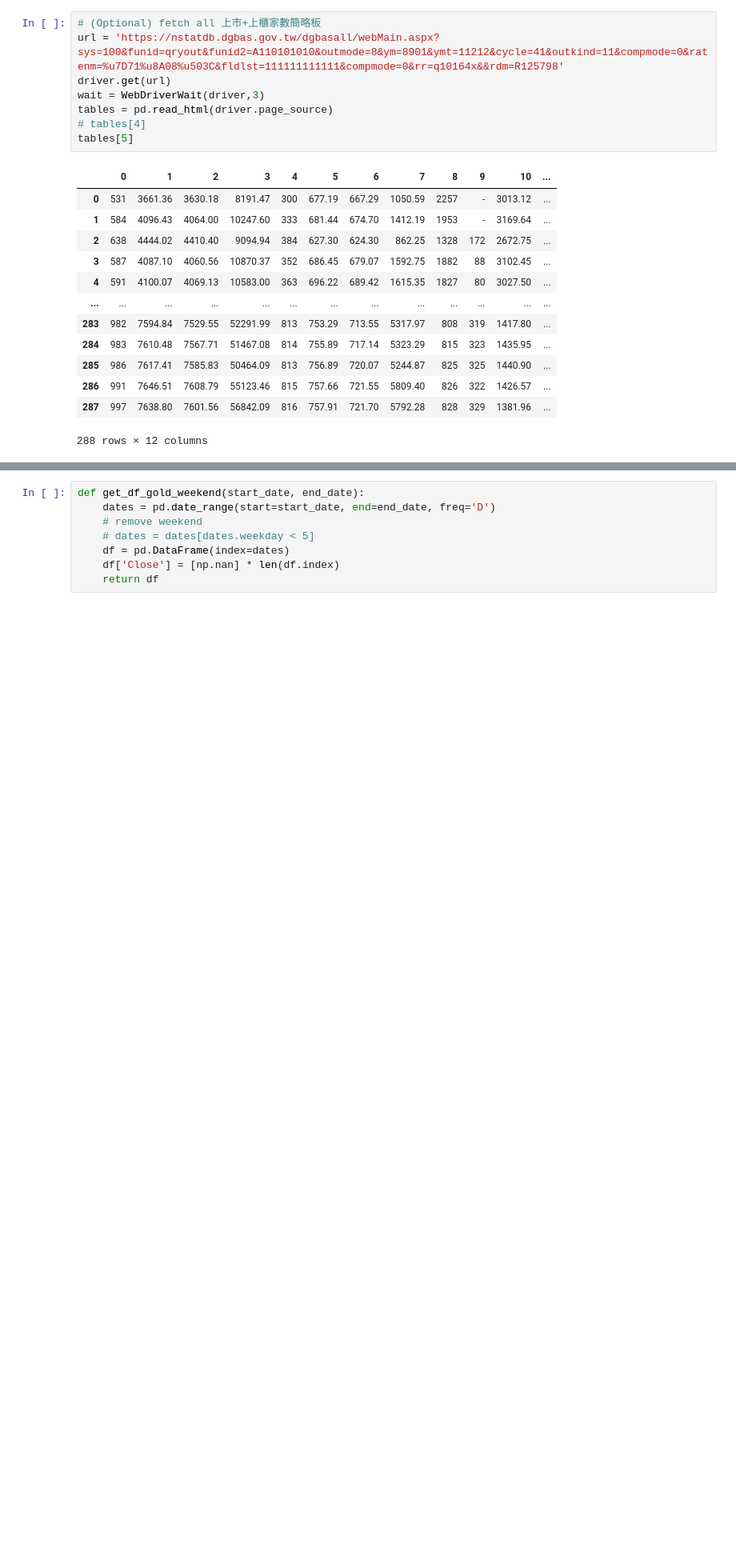
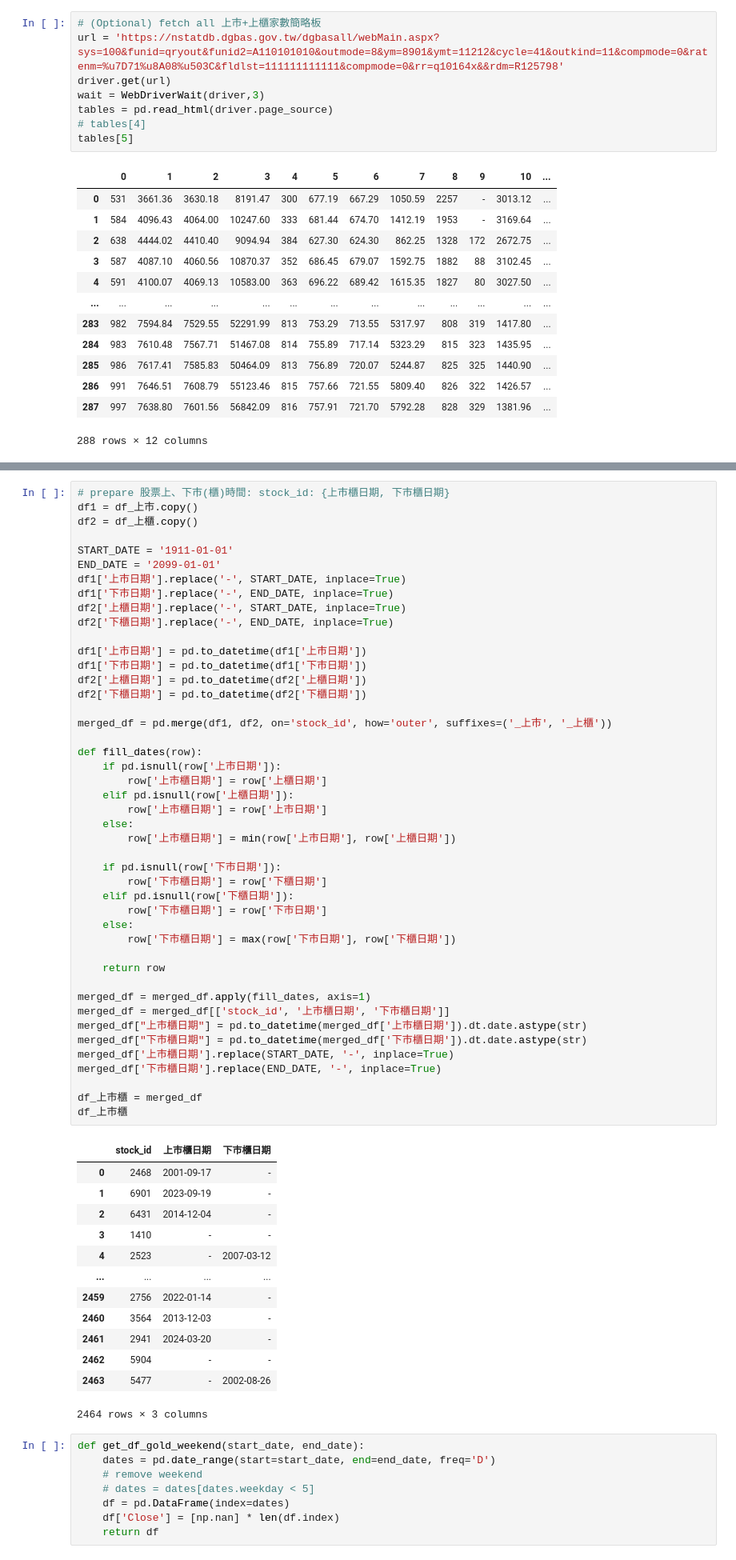
Before and after one commit to ss900405twtw/ultraXtrade, a Jupyter notebook: ma_cross/ma_cross.ipynb, the cells around one changed output, grey strips where cells are left out. Shown: that part at 80% size. Cells and saved outputs as stored; diff of their text form; blank space fills up the shorter version.

```diff
--- a/ma_cross/ma_cross.ipynb
+++ b/ma_cross/ma_cross.ipynb
@@ -287,3 +315,62 @@ all stocks: 1371
+# %%
+# prepare 股票上、下市(櫃)時間: stock_id: {上市櫃日期, 下市櫃日期}
+df1 = df_上市.copy()
+df2 = df_上櫃.copy()
+
+START_DATE = '1911-01-01'
+END_DATE = '2099-01-01'
+df1['上市日期'].replace('-', START_DATE, inplace=True)
+df1['下市日期'].replace('-', END_DATE, inplace=True)
+df2['上櫃日期'].replace('-', START_DATE, inplace=True)
+df2['下櫃日期'].replace('-', END_DATE, inplace=True)
+
+df1['上市日期'] = pd.to_datetime(df1['上市日期'])
+df1['下市日期'] = pd.to_datetime(df1['下市日期'])
+df2['上櫃日期'] = pd.to_datetime(df2['上櫃日期'])
+df2['下櫃日期'] = pd.to_datetime(df2['下櫃日期'])
+
+merged_df = pd.merge(df1, df2, on='stock_id', how='outer', suffixes=('_上市', '_上櫃'))
+
+def fill_dates(row):
+    if pd.isnull(row['上市日期']):
+        row['上市櫃日期'] = row['上櫃日期']
+    elif pd.isnull(row['上櫃日期']):
+        row['上市櫃日期'] = row['上市日期']
+    else:
+        row['上市櫃日期'] = min(row['上市日期'], row['上櫃日期'])
+
+    if pd.isnull(row['下市日期']):
+        row['下市櫃日期'] = row['下櫃日期']
+    elif pd.isnull(row['下櫃日期']):
+        row['下市櫃日期'] = row['下市日期']
+    else:
+        row['下市櫃日期'] = max(row['下市日期'], row['下櫃日期'])
+
+    return row
+
+merged_df = merged_df.apply(fill_dates, axis=1)
+merged_df = merged_df[['stock_id', '上市櫃日期', '下市櫃日期']]
+merged_df["上市櫃日期"] = pd.to_datetime(merged_df['上市櫃日期']).dt.date.astype(str)
+merged_df["下市櫃日期"] = pd.to_datetime(merged_df['下市櫃日期']).dt.date.astype(str)
+merged_df['上市櫃日期'].replace(START_DATE, '-', inplace=True)
+merged_df['下市櫃日期'].replace(END_DATE, '-', inplace=True)
+
+df_上市櫃 = merged_df
+df_上市櫃
+# %% [output]
+|  | stock_id | 上市櫃日期 | 下市櫃日期 |
+| 0 | 2468 | 2001-09-17 | - |
+| 1 | 6901 | 2023-09-19 | - |
+| 2 | 6431 | 2014-12-04 | - |
+| 3 | 1410 | - | - |
+| 4 | 2523 | - | 2007-03-12 |
+| ... | ... | ... | ... |
+| 2459 | 2756 | 2022-01-14 | - |
+| 2460 | 3564 | 2013-12-03 | - |
+| 2461 | 2941 | 2024-03-20 | - |
+| 2462 | 5904 | - | - |
+| 2463 | 5477 | - | 2002-08-26 |
+2464 rows × 3 columns
 # %%
 def get_df_gold_weekend(start_date, end_date):
     dates = pd.date_range(start=start_date, end=end_date, freq='D')
```
Also changed, not shown: parts of 13 cells of this notebook, 1 other file.
